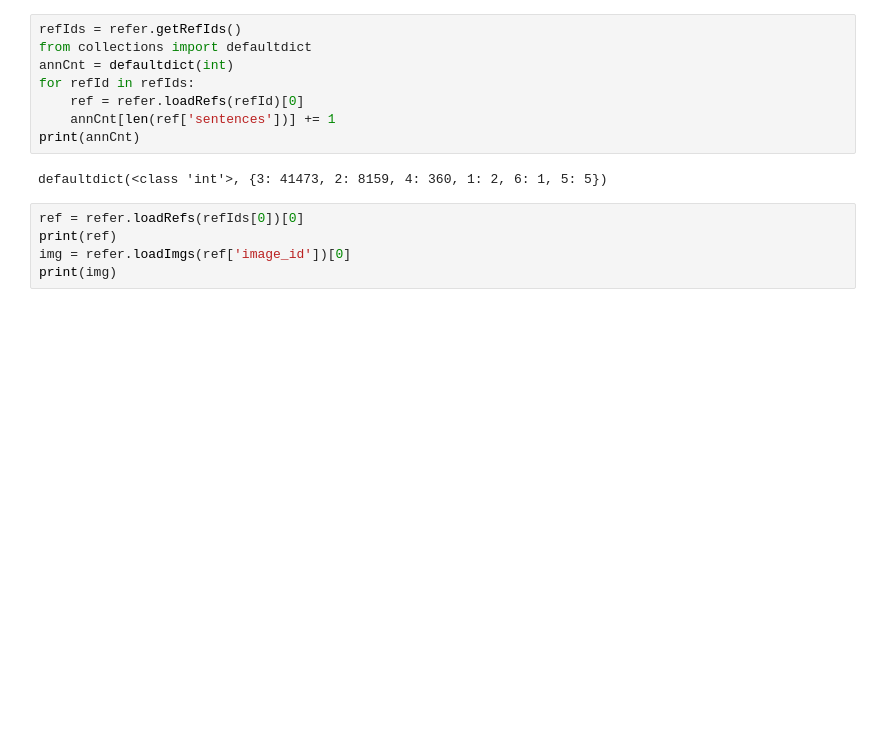
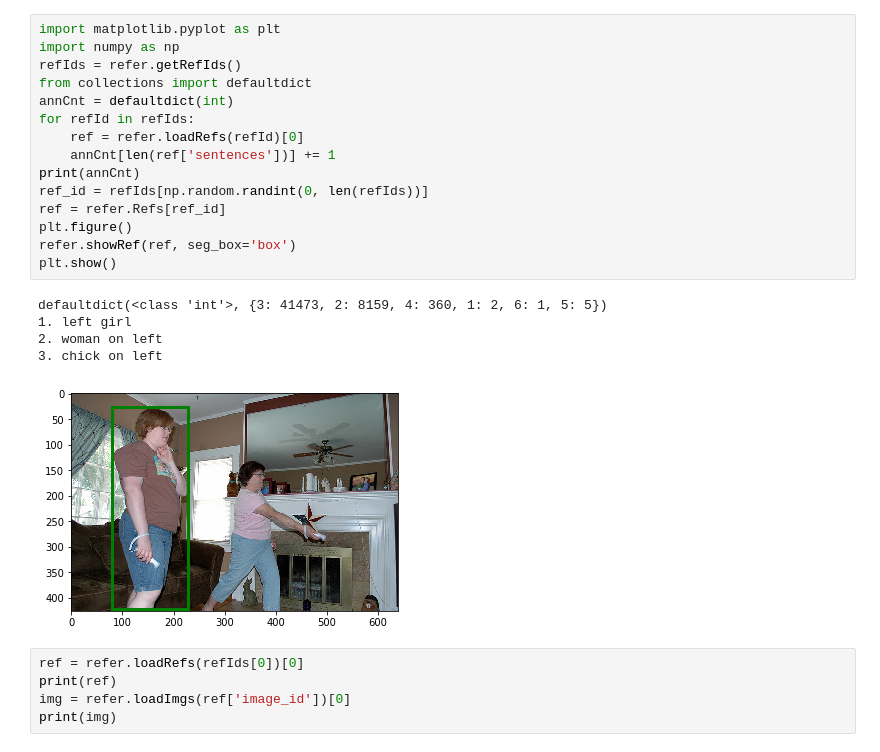
Before and after one commit to victorywys/11777-multimodal-b6a, a Jupyter notebook: dataset_stat.ipynb, the cells around one changed output. Saved outputs shown, nothing was run; the diff lists cells and outputs as text; blank space fills up the shorter version.

```diff
--- a/dataset_stat.ipynb
+++ b/dataset_stat.ipynb
@@ -15,13 +15,24 @@ DONE (t=5.48s)
 # %%
+import matplotlib.pyplot as plt
+import numpy as np
 refIds = refer.getRefIds()
 from collections import defaultdict
 annCnt = defaultdict(int)
 for refId in refIds:
     ref = refer.loadRefs(refId)[0]
     annCnt[len(ref['sentences'])] += 1
 print(annCnt)
+ref_id = refIds[np.random.randint(0, len(refIds))]
+ref = refer.Refs[ref_id]
+plt.figure()
+refer.showRef(ref, seg_box='box')
+plt.show()
 # %% [output]
 defaultdict(<class 'int'>, {3: 41473, 2: 8159, 4: 360, 1: 2, 6: 1, 5: 5})
+1. left girl
+2. woman on left
+3. chick on left
+[figure, added]
 # %%
 ref = refer.loadRefs(refIds[0])[0]
 print(ref)
```
Also changed, not shown: parts of 4 cells of this notebook, 3 other files.
